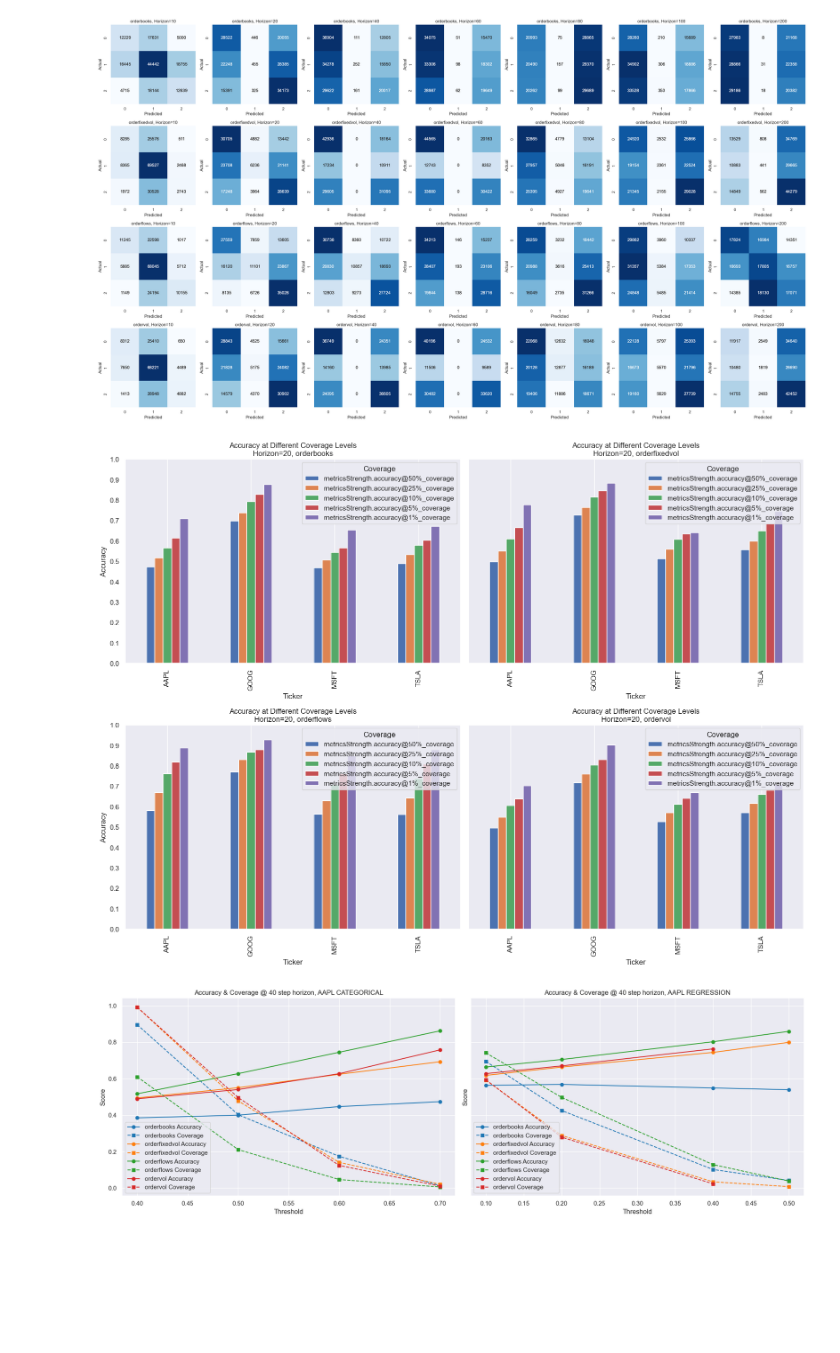
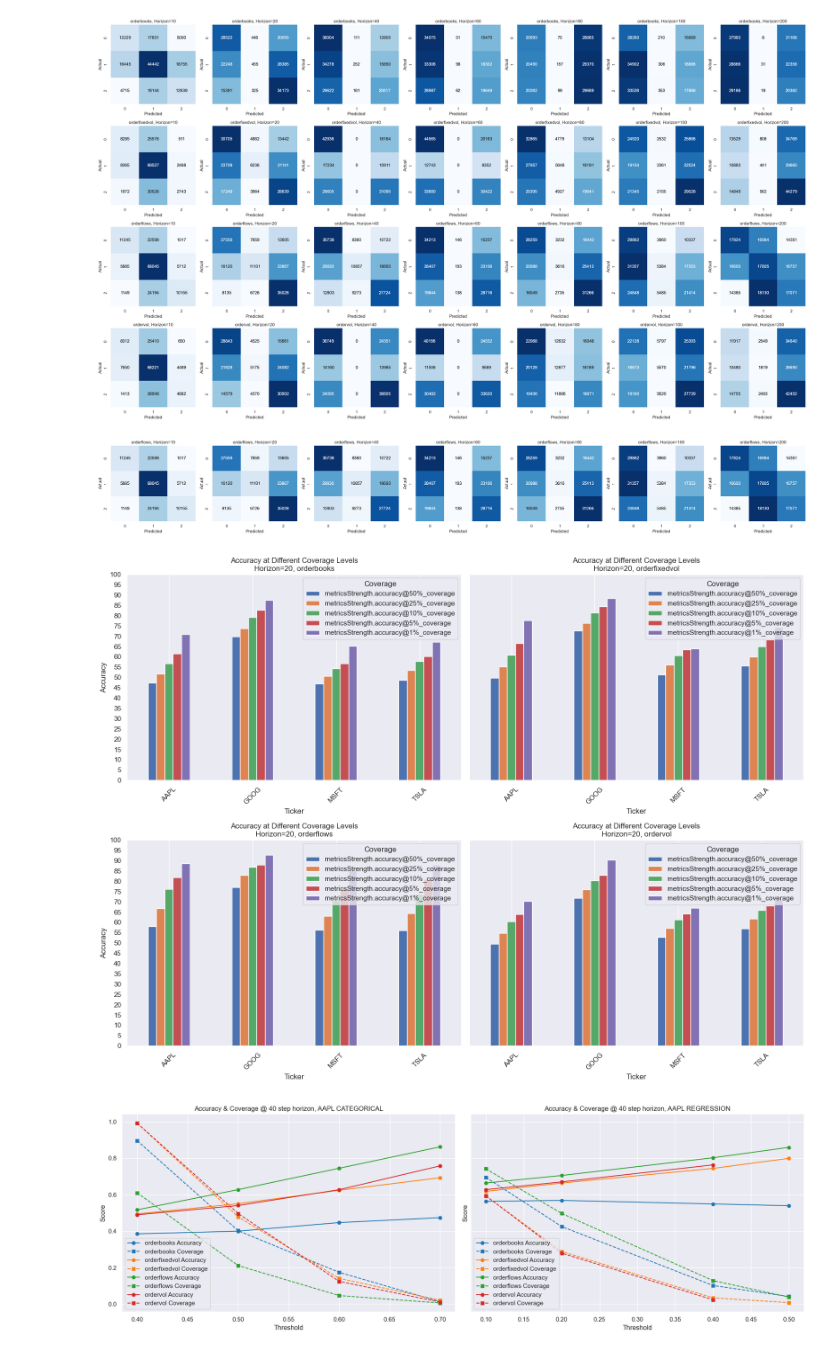
Before and after one commit to benhunt19/deep-lob-project, a Jupyter notebook: src/notebooks/finalResultsAnalysis.ipynb, the cells around one changed output. Cells and saved outputs as stored; diff of their text form; code cells hidden in the pictures; blank space fills up the shorter version.

```diff
--- a/src/notebooks/finalResultsAnalysis.ipynb
+++ b/src/notebooks/finalResultsAnalysis.ipynb
@@ -14,7 +14,7 @@ if project_root not in sys.path:
     sys.path.insert(0, project_root)
 # %%
 # Constants
-data_location = r"C:\Users\benhu\UCL\Term 3\HSBC\deep-lob-project\results\2025-08-25"
+data_location = r"C:\Users\benhu\UCL\Term 3\HSBC\deep-lob-project\results\final"
 folders = [name for name in os.listdir(data_location)]
 # Go one level deeper and get every pair of (folder, subfolder)
 folder_pairs = []
@@ -190,6 +175,43 @@ plt.tight_layout()
 plt.show()
 # %% [output]
 [figure]
+# %%
+# Plotting
+ticker = 'AAPL'
+labelType = 'CATEGORICAL'
+representation = 'orderflows'
+
+filtered = data.loc[
+    (data['meta.ticker'] == ticker) &
+    (data['meta.labelType'] == labelType) &
+    (data['meta.representation'] == representation)
+
+]
+
+df = filtered[['Ticker', 'meta.representation', 'meta.lookForwardHorizon', 'metrics.confusion_matrix', ]]
+
+# Pivot the dataframe so that each row is a unique representation and each column is a lookForwardHorizon
+pivot_df = df.pivot(index='meta.representation', columns='meta.lookForwardHorizon', values='metrics.confusion_matrix')
+
+# Plot heatmaps for each cell in the pivot table
+fig, axes = plt.subplots(nrows=pivot_df.shape[0], ncols=pivot_df.shape[1], figsize=(4 * pivot_df.shape[1], 4 * pivot_df.shape[0]))
+
+for i, rep in enumerate(pivot_df.index):
+    for j, horizon in enumerate(pivot_df.columns):
+        cm = pivot_df.loc[rep, horizon]
+        ax = axes[i, j] if pivot_df.shape[0] > 1 and pivot_df.shape[1] > 1 else axes[max(i, j)]
+        sns.heatmap(np.array(cm), annot=True, fmt='d', cmap='Blues', ax=ax, cbar=False)
+        if isinstance(cm, list):
+            sns.heatmap(np.array(cm), annot=True, fmt='d', cmap='Blues', ax=ax, cbar=False)
+            ax.set_title(f"{rep}, Horizon={horizon}")
+            ax.set_xlabel('Predicted')
+            ax.set_ylabel('Actual')
+        else:
+            ax.axis('off')
+plt.tight_layout()
+plt.show()
+# %% [output]
+[figure, added]
 # %%
 # Plot accuracy at different coverage levels for four representations in a 2x2 grid
 
@@ -200,35 +222,38 @@ tickers = ['AAPL', 'GOOG', 'MSFT', 'TSLA']
 percentages = [50, 25, 10, 5, 1]
 
 accuracy_cols = [
     f'metricsStrength.accuracy@{pcnt}%_coverage' for pcnt in percentages
 ]
 fixed_horizon = 20
 
 fig, axes = plt.subplots(2, 2, figsize=(16, 12), sharey=True)
 
 
 for ax, rep in zip(axes.flat, representations):
     df_bar = data.loc[
         (data['meta.representation'] == rep) &
         (data['meta.lookForwardHorizon'] == fixed_horizon) &
         (data['meta.labelType'] == labelType) &
         (data['Ticker'].isin(tickers))
     ]
-    plot_df = df_bar[['Ticker'] + accuracy_cols].set_index('Ticker')
+    plot_df = df_bar[['Ticker'] + accuracy_cols].set_index('Ticker') * 100
     plot_df.plot(kind='bar', ax=ax)
     ax.set_title(f'Accuracy at Different Coverage Levels\nHorizon={fixed_horizon}, {rep}')
     ax.set_ylabel('Accuracy')
     ax.set_xlabel('Ticker')
     ax.legend(title='Coverage Level')
     ax.set_ylim(0, 1)
     ax.set_yticks(np.arange(0, 1.1, 0.1))
     ax.grid(axis='y')
     ax.legend(title='Coverage')
+    ax.set_yticks(np.arange(0, 1.05, 0.05) * 100)
+    plt.setp(ax.get_xticklabels(), rotation=45)
+    # ax.set_xticks(np.arange(10, 210, 10))
 
 plt.tight_layout()
 plt.show()
 # %% [output]
-[figure, old version]
+[figure, new version]
 # %%
 # Plot accuracy and coverage for each representation for AAPL at horizon=20, both CATEGORICAL and REGRESSION
 
```
Also changed, not shown: parts of 6 cells of this notebook, 10 other files.
